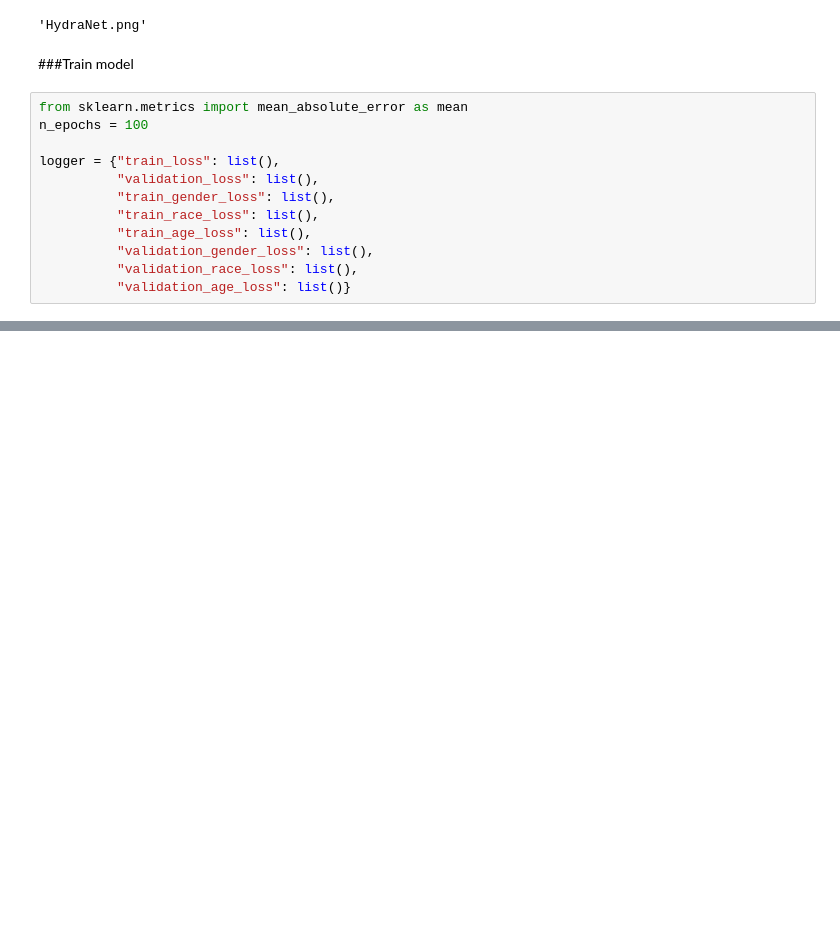
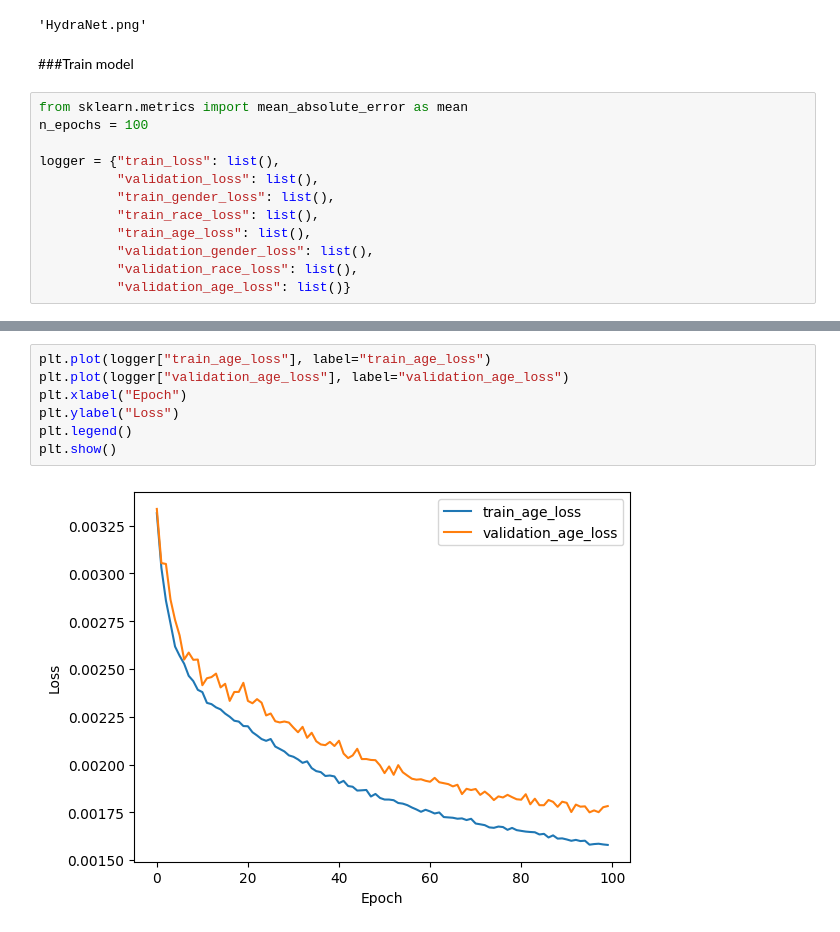
Before and after one commit to bohdanvodianyk/multi-task-learning, a Jupyter notebook: MLP.ipynb, the cells around one changed output, grey strips where cells are left out. Cells and saved outputs as stored; diff of their text form; blank space fills up the shorter version.

```diff
--- a/MLP.ipynb
+++ b/MLP.ipynb
@@ -334,0 +452,9 @@ logger = {"train_loss": list(),
+# %%
+plt.plot(logger["train_age_loss"], label="train_age_loss")
+plt.plot(logger["validation_age_loss"], label="validation_age_loss")
+plt.xlabel("Epoch")
+plt.ylabel("Loss")
+plt.legend()
+plt.show()
+# %% [output]
+[figure, added]
```
Also changed, not shown: parts of 17 cells of this notebook.
